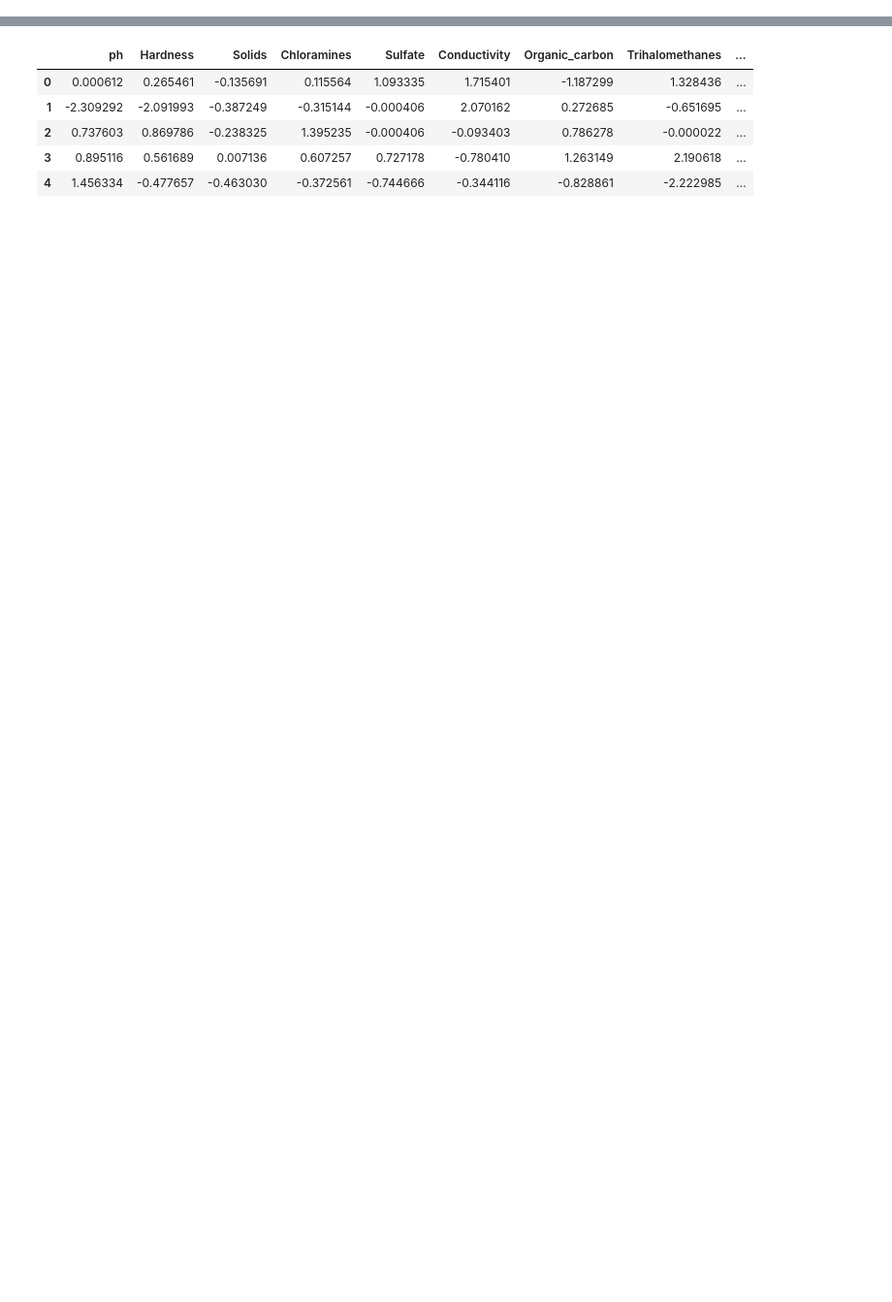
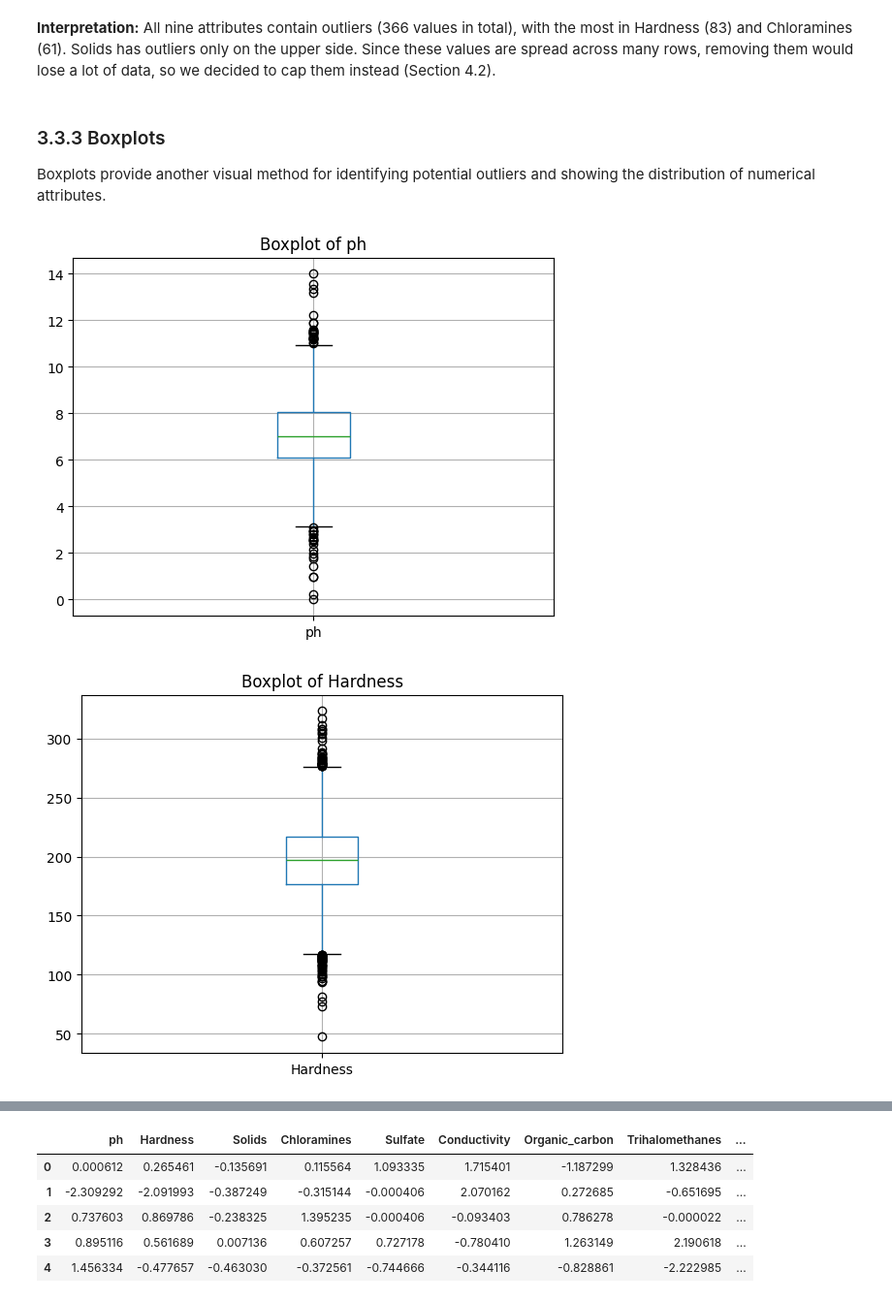
Before and after one commit to shadenaalghannam/Data_Mining_Project_Group2, a Jupyter notebook: Python Notebook/Phase3.ipynb, the cells around one changed output, grey strips where cells are left out. Shown at 97% size. Saved outputs shown, nothing was run; the diff lists cells and outputs as text; code cells hidden in the pictures; blank space fills up the shorter version.

```diff
--- a/Python Notebook/Phase3.ipynb
+++ b/Python Notebook/Phase3.ipynb
@@ -9,0 +89,3 @@
+# %%
+import pandas as pd
+df = pd.read_csv("Raw_dataset.csv")
@@ -9,0 +195,31 @@
+# %%
+for column in numerical_data.columns:
+    Q1 = numerical_data[column].quantile(0.25)
+    Q3 = numerical_data[column].quantile(0.75)
+    IQR = Q3 - Q1
+
+    lower_bound = Q1 - 1.5 * IQR
+    upper_bound = Q3 + 1.5 * IQR
+
+    lower_outliers = numerical_data[column][
+        numerical_data[column] < lower_bound ]
+
+    upper_outliers = numerical_data[column][
+        numerical_data[column] > upper_bound ]
+
+    print("Attribute:", column)
+    print("Lower Outliers:")
+    if len(lower_outliers)== 0:
+        print("None")
+    else:
+        print(lower_outliers.to_string(index=False))
+
+    print("Upper Outliers:")
+    if len(upper_outliers) ==0:
+        print("None")
+    else:
+        print(upper_outliers.to_string(index=False))
+
+    print("Total Number of Outliers:",
+          len(lower_outliers) + len(upper_outliers))
+    print("-"* 50)
@@ -9,0 +244,16 @@
+# %% [markdown]
+**Interpretation:**
+All nine attributes contain outliers (366 values in total), with the most in Hardness (83) and Chloramines (61). Solids has outliers only on the upper side. Since these values are spread across many rows, removing them would lose a lot of data, so we decided to cap them instead (Section 4.2).
+# %% [markdown]
+### 3.3.3 Boxplots
+
+Boxplots provide another visual method for identifying potential outliers and showing the distribution of numerical attributes.
+# %%
+import matplotlib.pyplot as plt
+for column in numerical_data.columns:
+    numerical_data[[column]].boxplot()
+    plt.title("Boxplot of "+column)
+    plt.show()
+# %% [output]
+[figure, added]
+[figure, added]
```
Also changed, not shown: parts of 91 cells of this notebook.
